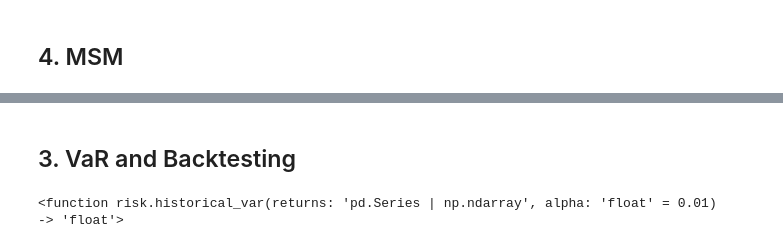
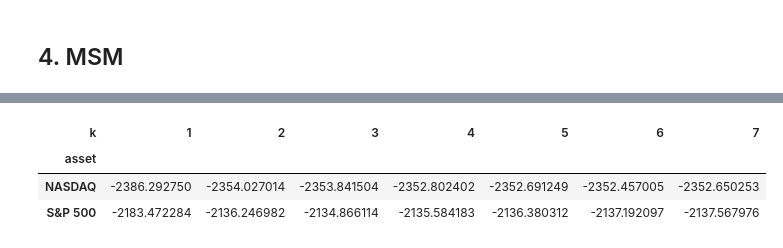
Before and after one commit to nathanli11/Forecasting_market_risk-Copula_MSM_Approach, a Jupyter notebook: notebooks/replication_workflow.ipynb, the cells around one changed output, grey strips where cells are left out. Cells and saved outputs as stored; diff of their text form; code cells hidden in the pictures.

```diff
--- a/notebooks/replication_workflow.ipynb
+++ b/notebooks/replication_workflow.ipynb
@@ -170,2 +229,0 @@ KeyboardInterrupt:
-# %% [markdown]
-## 3. VaR and Backtesting
@@ -178,4 +229,0 @@ else:
-# %%
-historical_var
-# %% [output]
-<function risk.historical_var(returns: 'pd.Series | np.ndarray', alpha: 'float' = 0.01) -> 'float'>
@@ -181,0 +232,13 @@ historical_var
+# %%
+loglik_pivot = msm_table_small.pivot(
+    index="asset",
+    columns="k",
+    values="log_likelihood",
+)
+
+loglik_pivot
+# %% [output]
+| k | 1 | 2 | 3 | 4 | 5 | 6 | 7 |
+| asset |  |  |  |  |  |  |  |
+| NASDAQ | -2386.292750 | -2354.027014 | -2353.841504 | -2352.802402 | -2352.691249 | -2352.457005 | -2352.650253 |
+| S&P 500 | -2183.472284 | -2136.246982 | -2134.866114 | -2135.584183 | -2136.380312 | -2137.192097 | -2137.567976 |
```
Also changed, not shown: parts of 9 cells of this notebook, 3 other files.
